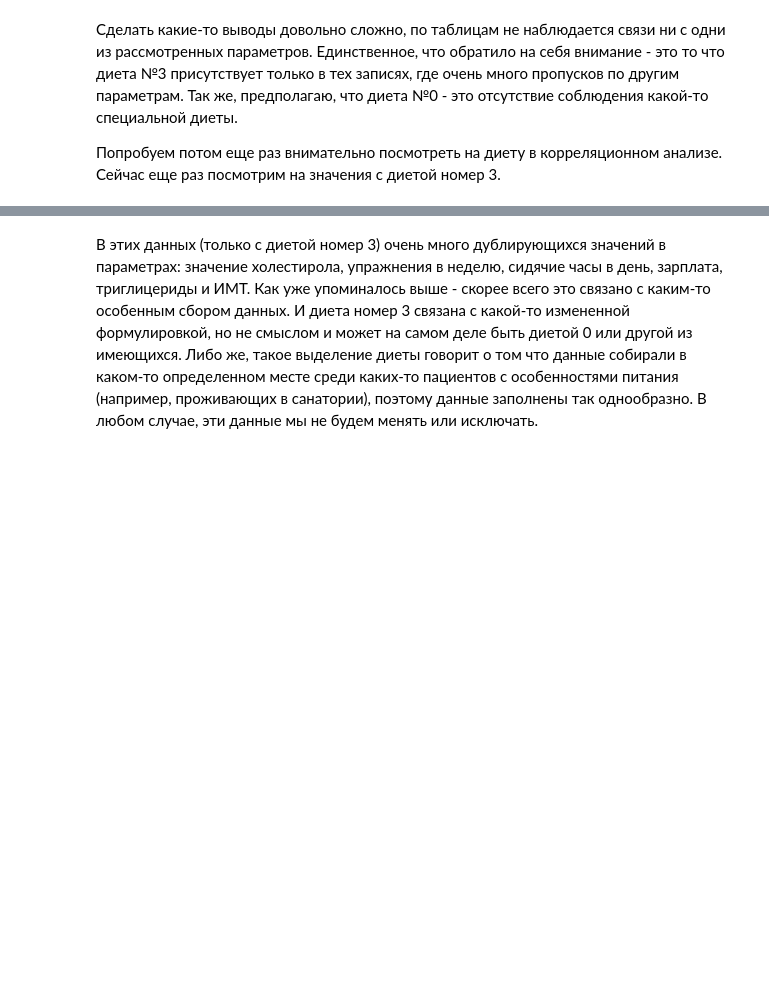
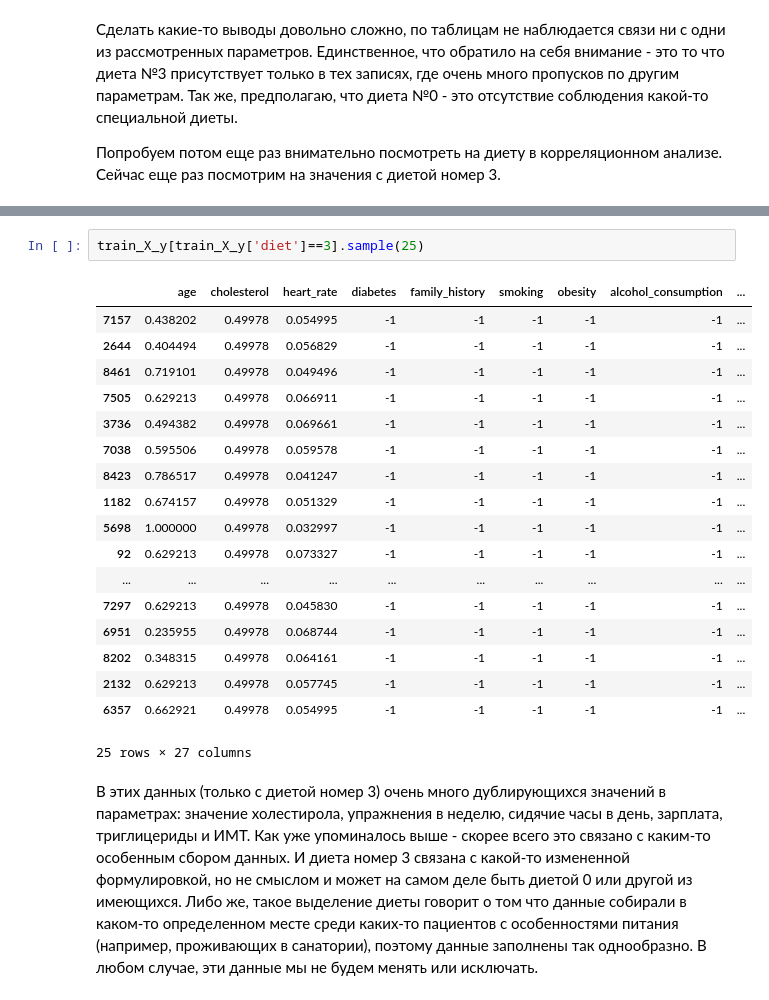
Before and after one commit to olga-tor/Heart_attack, a Jupyter notebook: Project_heart_atttack.ipynb, the cells around one changed output, grey strips where cells are left out. Saved outputs shown, nothing was run; the diff lists cells and outputs as text; blank space fills up the shorter version.

```diff
--- a/Project_heart_atttack.ipynb
+++ b/Project_heart_atttack.ipynb
@@ -673,3 +673,24 @@ train_X_y[train_X_y['diet']==3].sample(25)[['age', 'cholesterol', 'heart_rate',
+# %%
+train_X_y[train_X_y['diet']==3].sample(25)
+# %% [output]
+|  | age | cholesterol | heart_rate | diabetes | family_history | smoking | obesity | alcohol_consumption | ... |
+| 7157 | 0.438202 | 0.49978 | 0.054995 | -1 | -1 | -1 | -1 | -1 | ... |
+| 2644 | 0.404494 | 0.49978 | 0.056829 | -1 | -1 | -1 | -1 | -1 | ... |
+| 8461 | 0.719101 | 0.49978 | 0.049496 | -1 | -1 | -1 | -1 | -1 | ... |
+| 7505 | 0.629213 | 0.49978 | 0.066911 | -1 | -1 | -1 | -1 | -1 | ... |
+| 3736 | 0.494382 | 0.49978 | 0.069661 | -1 | -1 | -1 | -1 | -1 | ... |
+| 7038 | 0.595506 | 0.49978 | 0.059578 | -1 | -1 | -1 | -1 | -1 | ... |
+| 8423 | 0.786517 | 0.49978 | 0.041247 | -1 | -1 | -1 | -1 | -1 | ... |
+| 1182 | 0.674157 | 0.49978 | 0.051329 | -1 | -1 | -1 | -1 | -1 | ... |
+| 5698 | 1.000000 | 0.49978 | 0.032997 | -1 | -1 | -1 | -1 | -1 | ... |
+| 92 | 0.629213 | 0.49978 | 0.073327 | -1 | -1 | -1 | -1 | -1 | ... |
+| ... | ... | ... | ... | ... | ... | ... | ... | ... | ... |
+| 7297 | 0.629213 | 0.49978 | 0.045830 | -1 | -1 | -1 | -1 | -1 | ... |
+| 6951 | 0.235955 | 0.49978 | 0.068744 | -1 | -1 | -1 | -1 | -1 | ... |
+| 8202 | 0.348315 | 0.49978 | 0.064161 | -1 | -1 | -1 | -1 | -1 | ... |
+| 2132 | 0.629213 | 0.49978 | 0.057745 | -1 | -1 | -1 | -1 | -1 | ... |
+| 6357 | 0.662921 | 0.49978 | 0.054995 | -1 | -1 | -1 | -1 | -1 | ... |
+25 rows × 27 columns
 # %% [markdown]
 В этих данных (только с диетой номер 3) очень много дублирующихся значений в параметрах: значение холестирола, упражнения в неделю, сидячие часы в день, зарплата, триглицериды и ИМТ. Как уже упоминалось выше - скорее всего это связано с каким-то особенным сбором данных. И диета номер 3 связана с какой-то измененной формулировкой, но не смыслом и может на самом деле быть диетой 0 или другой из имеющихся. Либо же, такое выделение диеты говорит о том что данные собирали в каком-то определенном месте среди каких-то пациентов с особенностями питания (например, проживающих в санатории), поэтому данные заполнены так однообразно. В любом случае, эти данные мы не будем менять или исключать.
 # %% [markdown]
```
Also changed, not shown: parts of 8 cells of this notebook.
